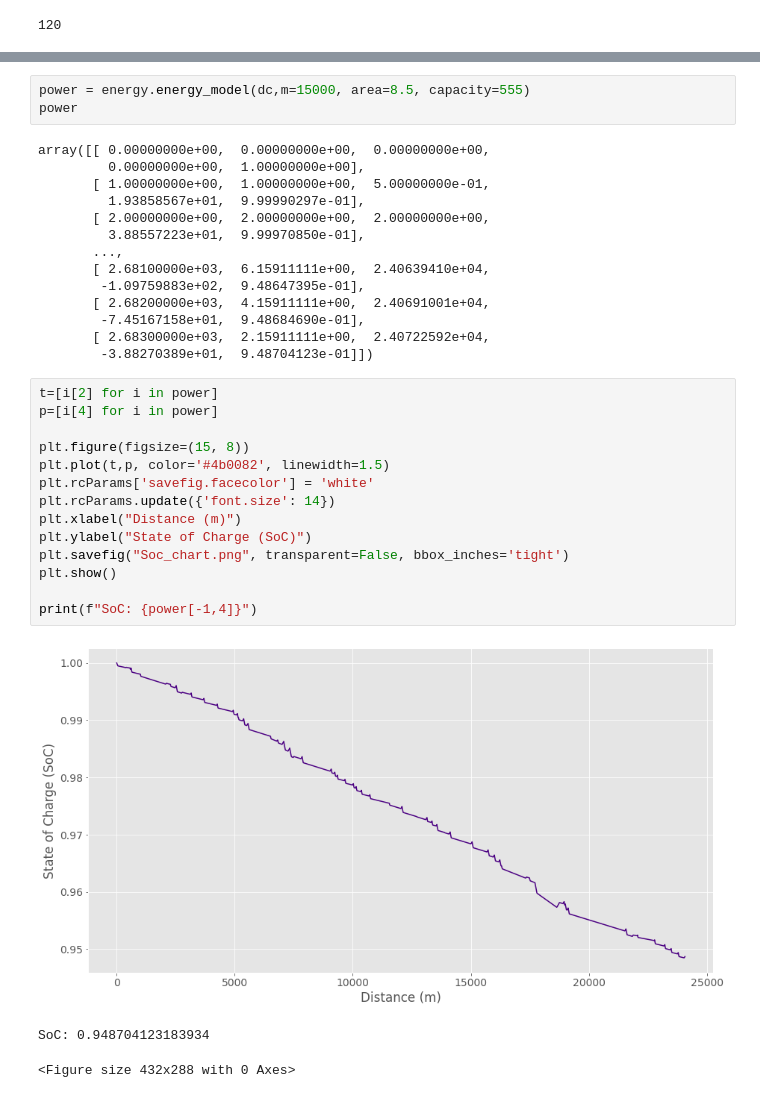
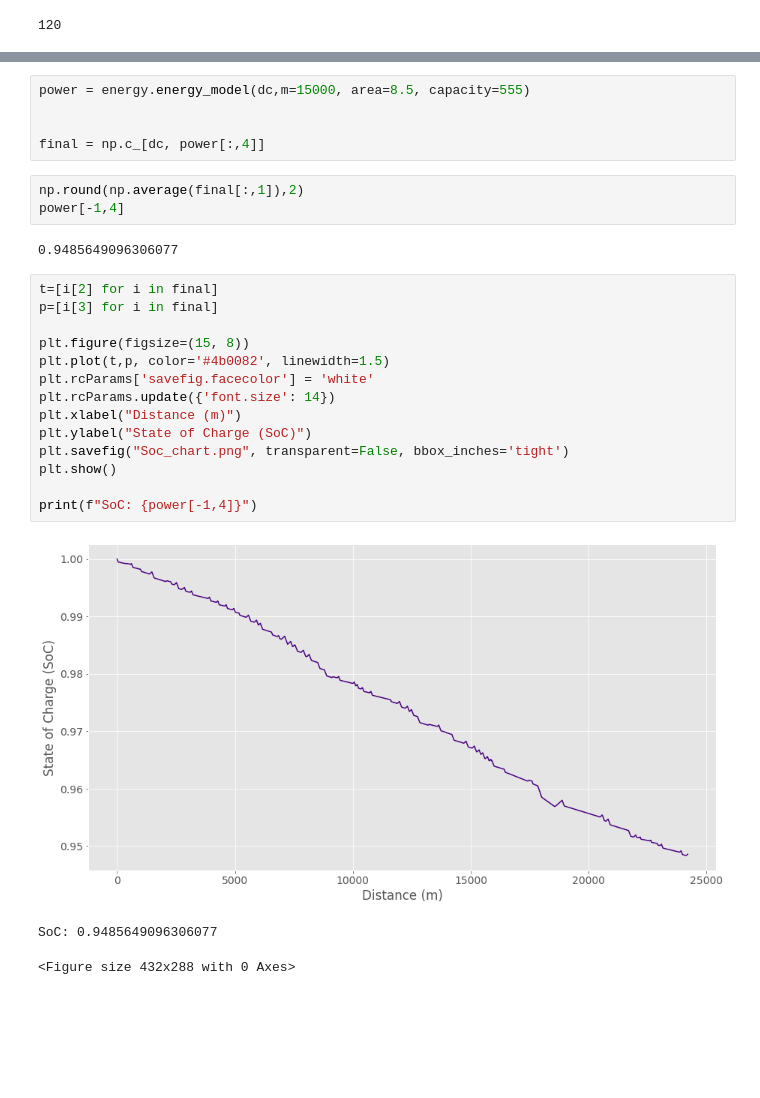
Before and after one commit to smohiudd/drivecycle, a Jupyter notebook: notebooks/SOC_Example1.ipynb, the cells around one changed output, grey strips where cells are left out. Saved outputs shown, nothing was run; the diff lists cells and outputs as text; blank space fills up the shorter version.

```diff
--- a/notebooks/SOC_Example1.ipynb
+++ b/notebooks/SOC_Example1.ipynb
@@ -110,37 +120,30 @@ array([[0.00000000e+00, 0.00000000e+00, 0.00000000e+00],
 # %%
 power = energy.energy_model(dc,m=15000, area=8.5, capacity=555)
-power
+
+
+final = np.c_[dc, power[:,4]]
-# %% [output]
-array([[ 0.00000000e+00,  0.00000000e+00,  0.00000000e+00,
-         0.00000000e+00,  1.00000000e+00],
-       [ 1.00000000e+00,  1.00000000e+00,  5.00000000e-01,
-         1.93858567e+01,  9.99990297e-01],
-       [ 2.00000000e+00,  2.00000000e+00,  2.00000000e+00,
-         3.88557223e+01,  9.99970850e-01],
-       ...,
-       [ 2.68100000e+03,  6.15911111e+00,  2.40639410e+04,
-        -1.09759883e+02,  9.48647395e-01],
-       [ 2.68200000e+03,  4.15911111e+00,  2.40691001e+04,
-        -7.45167158e+01,  9.48684690e-01],
-       [ 2.68300000e+03,  2.15911111e+00,  2.40722592e+04,
-        -3.88270389e+01,  9.48704123e-01]])
+# %%
+np.round(np.average(final[:,1]),2)
+power[-1,4]
+# %% [output]
+0.9485649096306077
 # %%
-t=[i[2] for i in power]
-p=[i[4] for i in power]
+t=[i[2] for i in final]
+p=[i[3] for i in final]
 
 plt.figure(figsize=(15, 8))
 plt.plot(t,p, color='#4b0082', linewidth=1.5)
 plt.rcParams['savefig.facecolor'] = 'white'
 plt.rcParams.update({'font.size': 14})
 plt.xlabel("Distance (m)")
 plt.ylabel("State of Charge (SoC)")
 plt.savefig("Soc_chart.png", transparent=False, bbox_inches='tight')
 plt.show()
 
 print(f"SoC: {power[-1,4]}")
 # %% [output]
-[figure, old version]
+[figure, new version]
-SoC: 0.948704123183934
+SoC: 0.9485649096306077
 # %%
 # %% [output]
 <Figure size 432x288 with 0 Axes>
```
Also changed, not shown: parts of 3 cells of this notebook, 4 other files.
